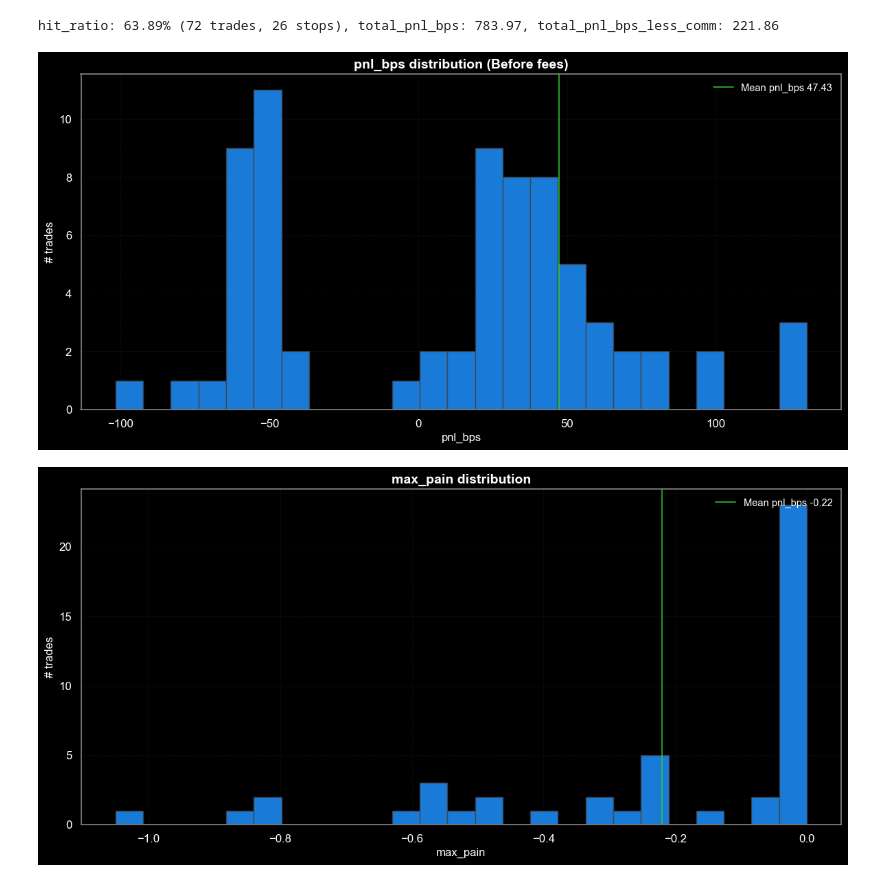
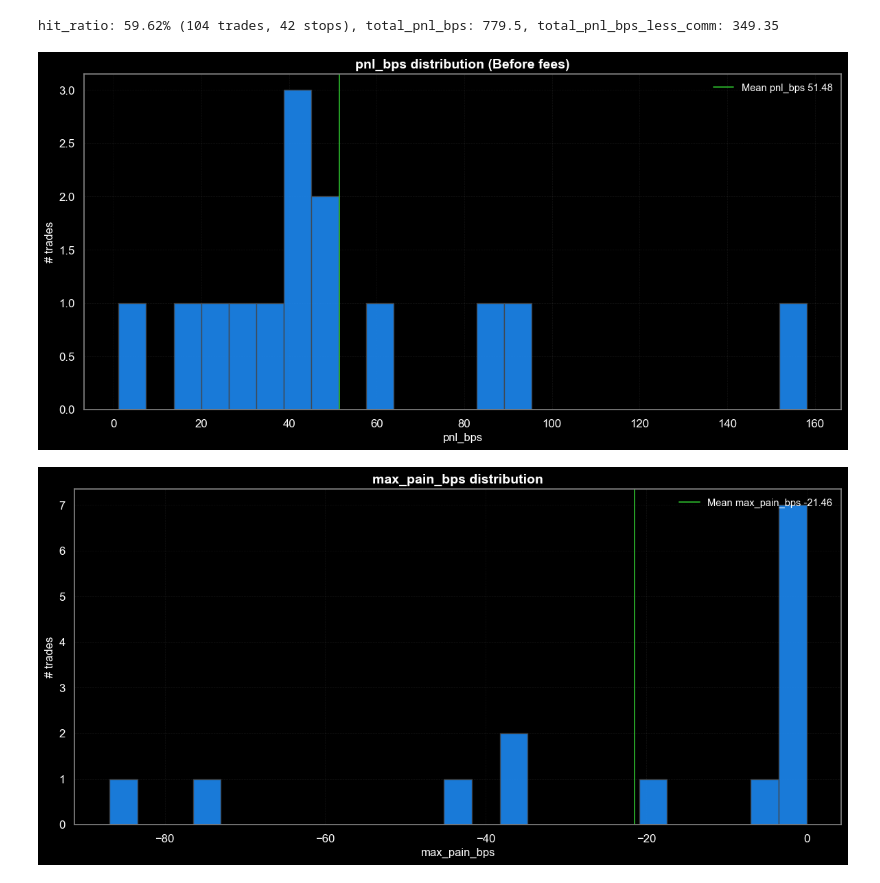
Before and after one commit to r0bbar/siglab, a Jupyter notebook: siglab_py/algo/orderhist_cache_viewer.ipynb, the cells around one changed output. Saved outputs shown, nothing was run; the diff lists cells and outputs as text; code cells hidden in the pictures.

Commit message:
orderhist_cache_viewer.ipynb: misc updates

```diff
--- a/siglab_py/algo/orderhist_cache_viewer.ipynb
+++ b/siglab_py/algo/orderhist_cache_viewer.ipynb
@@ -50,11 +50,12 @@ pd_orderhist['total_fees_bps_less_comm'] = round(pd_orderhist['total_fees'] / pd
 pd_orderhist['max_pain_bps'] = round(pd_orderhist['max_pain'] / pd_orderhist['amount'] * 10000, 3)
 pd_orderhist['duration_hr'] = (pd_orderhist['timestamp_ms'] - pd_orderhist['entry_timestamp_ms'])/(1000*60*60)
 pd_orderhist['cumulative_pnl'] = pd_orderhist['pnl_less_comm'].cumsum()
+pd_orderhist['cumulative_pnl_bps'] = pd_orderhist['pnl_bps_less_comm'].cumsum()
 pd_orderhist['total_equity'] = pd_orderhist['cumulative_pnl'] + ACC_INITIAL_EQUITY
 pd_orderhist['interval_return'] = np.log(pd_orderhist['total_equity'] / pd_orderhist['total_equity'].shift(1))
 
 pd_orderhist.rename(columns={ 'datetime' : 'exit_datetime', 'timestamp_ms' : 'exit_timestamp_ms', 'avg_price': 'exit_px', 'side' : 'exit_side', 'fees' : 'exit_fees' }, inplace=True)
-columns = [ 'exit_datetime', 'exit_timestamp_ms', 'entry_datetime', 'entry_timestamp_ms', 'ticker', 'entry_side', 'amount', 'entry_px', 'exit_px', 'reason', 'reason2', 'pnl', 'pnl_bps', 'pnl_less_comm', 'pnl_bps_less_comm', 'total_fees_bps_less_comm', 'max_pain', 'max_pain_bps', 'entry_fees', 'exit_fees', 'total_fees', 'duration_hr', 'cumulative_pnl', 'total_equity', 'interval_return', 'remarks']
+columns = [ 'exit_datetime', 'exit_timestamp_ms', 'entry_datetime', 'entry_timestamp_ms', 'ticker', 'entry_side', 'amount', 'entry_px', 'exit_px', 'reason', 'reason2', 'pnl', 'pnl_bps', 'pnl_less_comm', 'pnl_bps_less_comm', 'total_fees_bps_less_comm', 'max_pain', 'max_pain_bps', 'entry_fees', 'exit_fees', 'total_fees', 'duration_hr', 'cumulative_pnl', 'cumulative_pnl_bps', 'total_equity', 'interval_return', 'remarks']
 pd_orderhist = pd_orderhist[columns]
 
 
@@ -73,7 +74,7 @@ num_tp = pd_orderhist[pd_orderhist.reason=='CLOSED'].shape[0]
 hit_ratio = round(num_tp / (num_tp + num_sl) *100, 2)
 print(f"hit_ratio: {hit_ratio}% ({num_tp + num_sl} trades, {num_sl} stops), total_pnl_bps: {total_pnl_bps}, total_pnl_bps_less_comm: {total_pnl_bps_less_comm}")
 # %% [output]
-hit_ratio: 63.89% (72 trades, 26 stops), total_pnl_bps: 783.97, total_pnl_bps_less_comm: 221.86
+hit_ratio: 59.62% (104 trades, 42 stops), total_pnl_bps: 779.5, total_pnl_bps_less_comm: 349.35
 # %%
 pd_orderhist.to_csv(export_file)
 # %%
@@ -82,55 +83,55 @@ ax = plt.gca()
 ax.set_facecolor('black')
 
 plt.hist(
-    pd_orderhist['pnl_bps'],
+    pd_orderhist[pd_orderhist.pnl_bps>=0]['pnl_bps'],
     bins=25,
     edgecolor='#444444',
     alpha=0.85,
     color='dodgerblue'
 )
 
 mean_pnl = round(pd_orderhist[pd_orderhist.pnl_bps>=0]['pnl_bps'].mean(), 2)
 plt.axvline(mean_pnl, color='limegreen', linestyle='-', linewidth=1.3, alpha=0.85,
             label=f'Mean pnl_bps {mean_pnl}')
 
 plt.title('pnl_bps distribution (Before fees)',
           fontsize=14, fontweight='bold', color='white')
 plt.xlabel('pnl_bps', fontsize=12, color='white')
 plt.ylabel('# trades', fontsize=12, color='white')
 
 plt.grid(True, alpha=0.15, linestyle='--', color='gray')
 plt.legend(loc='upper right', frameon=False, fontsize=10.5, labelcolor='white')
 
 ax.tick_params(colors='white', which='both')
 ax.spines['bottom'].set_color('gray')
 ax.spines['top'].set_color('gray')
 ax.spines['left'].set_color('gray')
 ax.spines['right'].set_color('gray')
 
 plt.tight_layout()
 plt.show()
 # %% [output]
-[figure, old version]
+[figure, new version]
 # %%
 plt.figure(figsize=(12, 6), facecolor='black')
 ax = plt.gca()
 ax.set_facecolor('black')
 
 plt.hist(
-    pd_orderhist[pd_orderhist.pnl_bps>=0]['max_pain'],
+    pd_orderhist[pd_orderhist.pnl_bps>=0]['max_pain_bps'],
     bins=25,
     edgecolor='#444444',
     alpha=0.85,
     color='dodgerblue'
 )
 
-mean_max_pain = round(pd_orderhist[pd_orderhist.pnl_bps>=0]['max_pain'].mean(), 2)
-plt.axvline(mean_max_pain, color='limegreen', linestyle='-', linewidth=1.3, alpha=0.85,
-            label=f'Mean pnl_bps {mean_max_pain}')
+mean_max_pain_bps = round(pd_orderhist[pd_orderhist.pnl_bps>=0]['max_pain_bps'].mean(), 2)
+plt.axvline(mean_max_pain_bps, color='limegreen', linestyle='-', linewidth=1.3, alpha=0.85,
+            label=f'Mean max_pain_bps {mean_max_pain_bps}')
 
-plt.title('max_pain distribution',
+plt.title('max_pain_bps distribution',
           fontsize=14, fontweight='bold', color='white')
-plt.xlabel('max_pain', fontsize=12, color='white')
+plt.xlabel('max_pain_bps', fontsize=12, color='white')
 plt.ylabel('# trades', fontsize=12, color='white')
 
 plt.grid(True, alpha=0.15, linestyle='--', color='gray')
@@ -145,7 +146,7 @@ ax.spines['right'].set_color('gray')
 plt.tight_layout()
 plt.show()
 # %% [output]
-[figure, old version]
+[figure, new version]
 # %%
 plt.figure(figsize=(12, 6), facecolor='black')
 ax = plt.gca()
```
Also changed, not shown: parts of 2 cells of this notebook.
